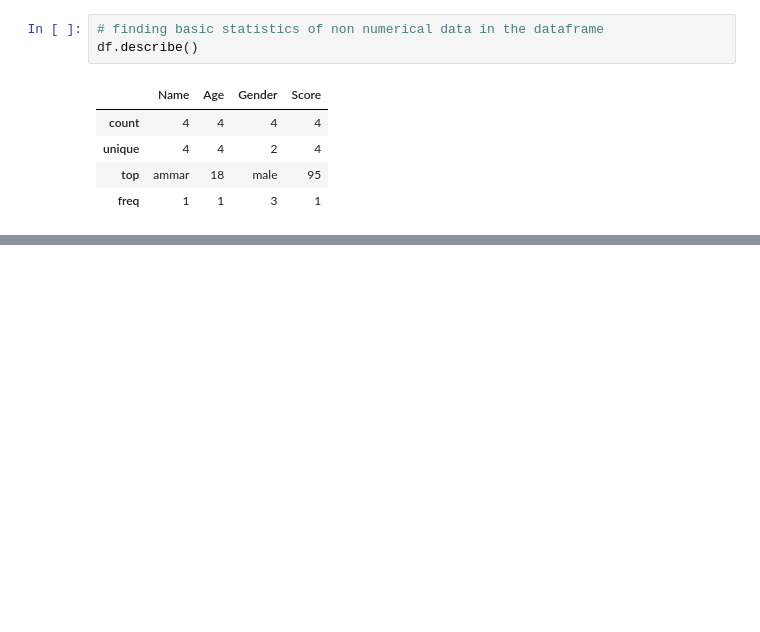
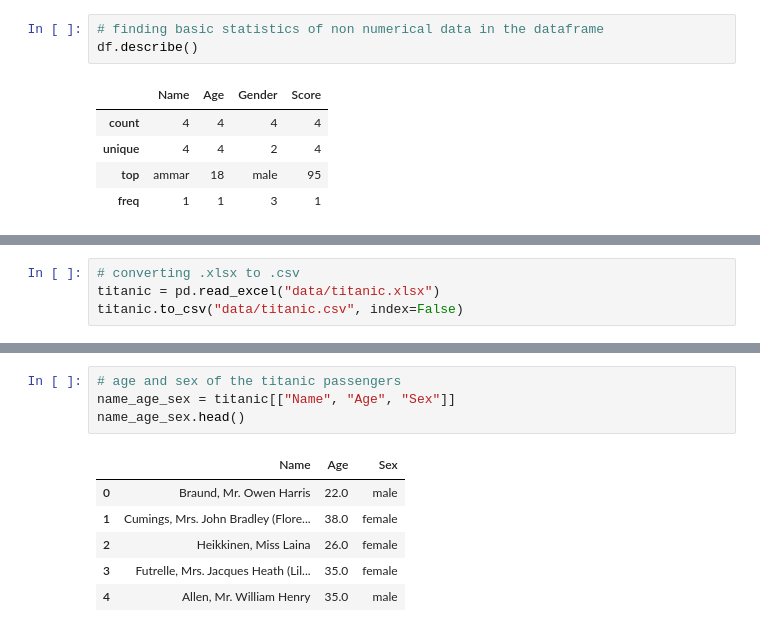
Before and after one commit to AmmarASalem/testing_pandas, a Jupyter notebook: testing.ipynb, the cells around one changed output, grey strips where cells are left out. Cells and saved outputs as stored; diff of their text form; blank space fills up the shorter version.

```diff
--- a/testing.ipynb
+++ b/testing.ipynb
@@ -143,0 +121,4 @@ dtype: object
+# %%
+# converting .xlsx to .csv
+titanic = pd.read_excel("data/titanic.xlsx")
+titanic.to_csv("data/titanic.csv", index=False)
@@ -143,0 +172,11 @@ dtype: object
+# %%
+# age and sex of the titanic passengers
+name_age_sex = titanic[["Name", "Age", "Sex"]]
+name_age_sex.head()
+# %% [output]
+|  | Name | Age | Sex |
+| 0 | Braund, Mr. Owen Harris | 22.0 | male |
+| 1 | Cumings, Mrs. John Bradley (Flore... | 38.0 | female |
+| 2 | Heikkinen, Miss Laina | 26.0 | female |
+| 3 | Futrelle, Mrs. Jacques Heath (Lil... | 35.0 | female |
+| 4 | Allen, Mr. William Henry | 35.0 | male |
```
Also changed, not shown: parts of 16 cells of this notebook, 5 other files.
